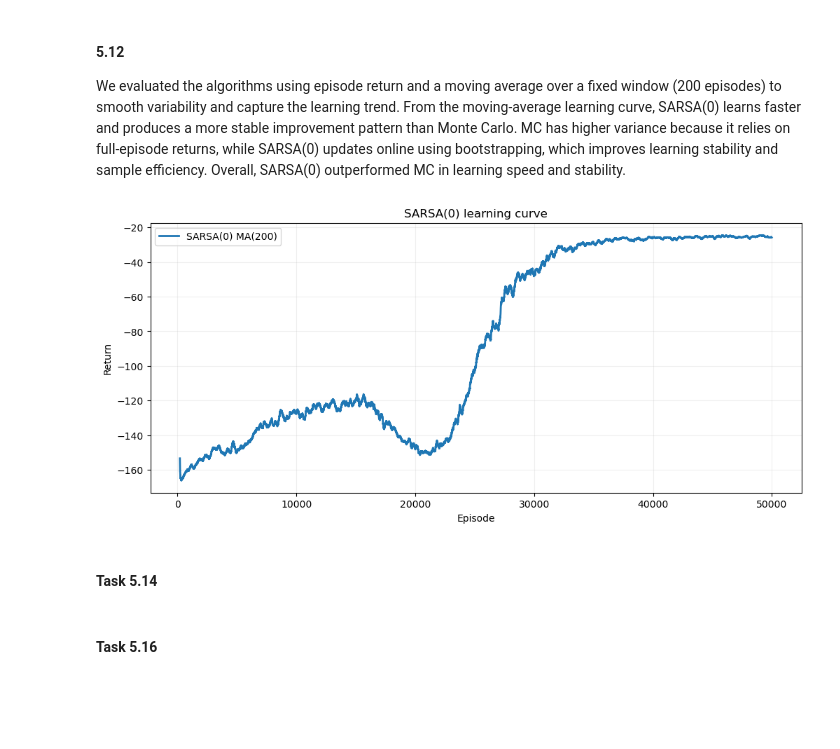
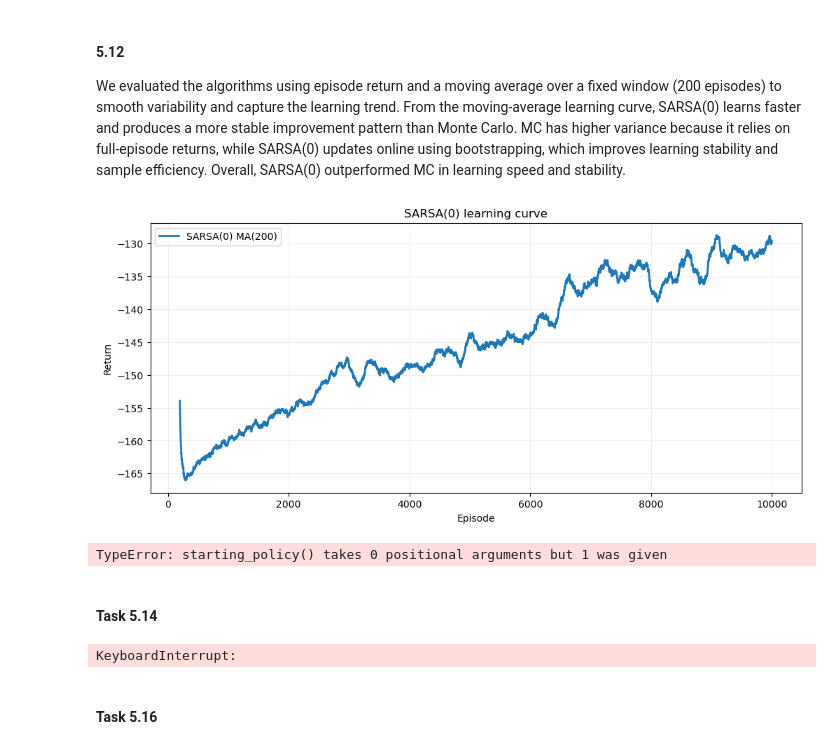
Before and after one commit to oddinho/Reinforcement-Learning-, a Jupyter notebook: MA3_Final.ipynb, the cells around one changed output. Drawn from its saved outputs; the diff is of its cells as text; code cells hidden in the pictures; blank space fills up the shorter version.

```diff
--- a/MA3_Final.ipynb
+++ b/MA3_Final.ipynb
@@ -201,19 +201,20 @@ We evaluated the algorithms using episode return and a moving average over a fix
 N_ACTIONS = 5
 FORWARD_ACTIONS = [0, 2, 4]
 OTHER_ACTIONS   = [1, 3]
+N_EPISODES = 10_000
 
-def starting_policy():
+def starting_policy(state=None):
     probs = np.zeros(N_ACTIONS)
     probs[FORWARD_ACTIONS] = 0.9 / len(FORWARD_ACTIONS)
     probs[OTHER_ACTIONS]   = 0.1 / len(OTHER_ACTIONS)
     return probs
 
-def generate_episode(env, policy):
+def generate_episode(env, policy, max_steps=5000):
     obs, _ = env.reset()
     state = tuple(obs["agent"]["pos"])
     episode = []
 
-    while True:
+    for _ in range(max_steps):
         action = np.random.choice(N_ACTIONS, p=policy(state))
         obs, reward, terminated, truncated, _ = env.step(action)
         episode.append((state, action, reward))
@@ -256,7 +257,7 @@ def mc_control(env, n_episodes=50_000, gamma=1.0, epsilon=0.1):
 
     return Q, greedy_policy, np.array(ep_returns)
 
-def train_sarsa_with_history(env, n_episodes=50_000, gamma=1.0, alpha=0.1, epsilon=0.1):
+def train_sarsa_with_history(env, n_episodes=N_EPISODES, gamma=1.0, alpha=0.1, epsilon=0.1):
     n_actions = env.action_space.n
     Q = defaultdict(lambda: np.zeros(n_actions))
     episode_returns = []
@@ -297,28 +298,29 @@ def train_sarsa_with_history(env, n_episodes=50_000, gamma=1.0, alpha=0.1, epsil
 # %%
 import gymnasium
 import matplotlib.pyplot as plt
 import numpy as np
 import mountain
 
 env_2 = gymnasium.make("mountain/GridWorld-v2")
 
 
 window = 200
 ma = lambda x: np.convolve(x, np.ones(window)/window, mode="valid")
 
-_, sarsa_returns = train_sarsa_with_history(env_2, n_episodes=50_000, alpha=0.1, epsilon=0.1)
+_, sarsa_returns = train_sarsa_with_history(env_2, n_episodes=N_EPISODES, alpha=0.1, epsilon=0.1)
 plt.figure(figsize=(12,5))
 plt.plot(np.arange(window-1, len(sarsa_returns)), ma(sarsa_returns), linewidth=2, label=f"SARSA(0) MA({window})")
 plt.xlabel("Episode"); plt.ylabel("Return"); plt.title("SARSA(0) learning curve"); plt.legend(); plt.grid(alpha=0.2)
 plt.show()
 
-_, _, mc_returns = mc_control(env_2, n_episodes=50_000, epsilon=0.1)
+_, _, mc_returns = mc_control(env_2, n_episodes=N_EPISODES, epsilon=0.1)
 plt.figure(figsize=(12,5))
 plt.plot(np.arange(window-1, len(mc_returns)), ma(mc_returns), linewidth=2, label=f"MC MA({window})")
 plt.xlabel("Episode"); plt.ylabel("Return"); plt.title("MC Control learning curve"); plt.legend(); plt.grid(alpha=0.2)
 plt.show()
 # %% [output]
-[figure, old version]
+[figure, new version]
+TypeError: starting_policy() takes 0 positional arguments but 1 was given
 # %% [markdown]
 
 #### Task 5.14
@@ -404,9 +406,11 @@ def sarsa_n(env, n=4, n_episodes=50_000, gamma=1.0, alpha=0.05, epsilon=0.1):
 
     return Q, np.array(ep_returns)
 
-Q_sarsa3, sarsa3_returns = sarsa_n(env_2, n=3, n_episodes=50_000, gamma=1.0, alpha=0.05, epsilon=0.1)
-Q_sarsa4, sarsa4_returns = sarsa_n(env_2, n=4, n_episodes=50_000, gamma=1.0, alpha=0.05, epsilon=0.1)
-Q_sarsa5, sarsa5_returns = sarsa_n(env_2, n=5, n_episodes=50_000, gamma=1.0, alpha=0.05, epsilon=0.1)
+Q_sarsa3, sarsa3_returns = sarsa_n(env_2, n=3, n_episodes=N_EPISODES, gamma=1.0, alpha=0.05, epsilon=0.1)
+Q_sarsa4, sarsa4_returns = sarsa_n(env_2, n=4, n_episodes=N_EPISODES, gamma=1.0, alpha=0.05, epsilon=0.1)
+Q_sarsa5, sarsa5_returns = sarsa_n(env_2, n=5, n_episodes=N_EPISODES, gamma=1.0, alpha=0.05, epsilon=0.1)
+# %% [output]
+KeyboardInterrupt:
 # %%
 def plot_returns(*args, labels=None, window=200):
     plt.figure(figsize=(12, 5))
```
Also changed, not shown: parts of 2 cells of this notebook.
